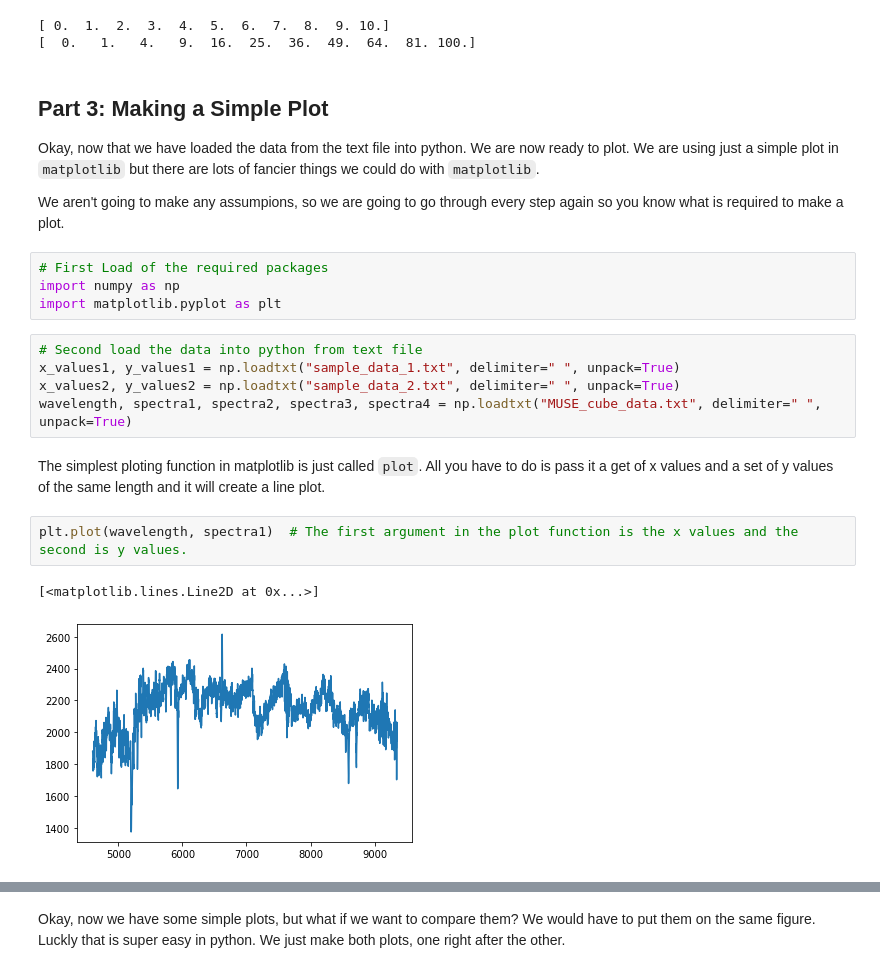
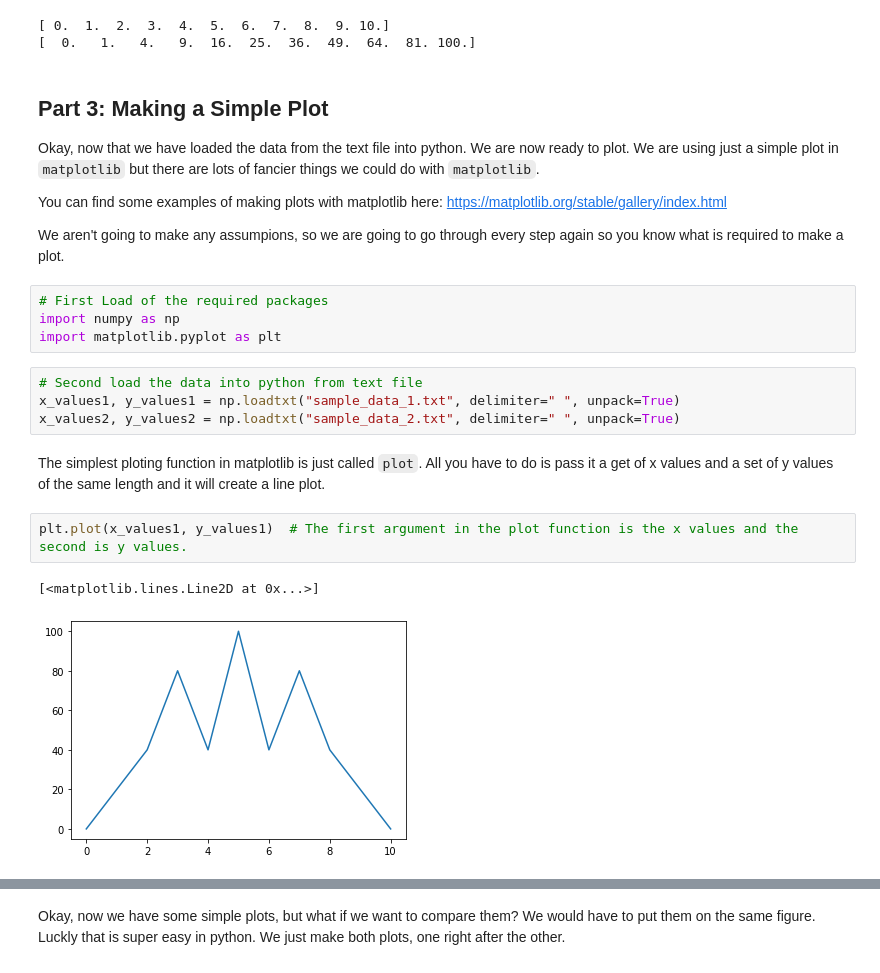
Before and after one commit to abatten/introduction-to-computing, a Jupyter notebook: introduction_to_python.ipynb, the cells around one changed output, grey strips where cells are left out. Saved outputs shown, nothing was run; the diff lists cells and outputs as text.

```diff
--- a/introduction_to_python.ipynb
+++ b/introduction_to_python.ipynb
@@ -372,6 +372,8 @@ print(y_values)
 
 Okay, now that we have loaded the data from the text file into python. We are now ready to plot. We are using just a simple plot in `matplotlib` but there are lots of fancier things we could do with `matplotlib`.
 
+You can find some examples of making plots with matplotlib here: https://matplotlib.org/stable/gallery/index.html
+
 We aren't going to make any assumpions, so we are going to go through every step again so you know what is required to make a plot.
 # %%
 # First Load of the required packages
@@ -381,14 +383,13 @@ import matplotlib.pyplot as plt
 # Second load the data into python from text file
 x_values1, y_values1 = np.loadtxt("sample_data_1.txt", delimiter=" ", unpack=True)
 x_values2, y_values2 = np.loadtxt("sample_data_2.txt", delimiter=" ", unpack=True)
-wavelength, spectra1, spectra2, spectra3, spectra4 = np.loadtxt("MUSE_cube_data.txt", delimiter=" ", unpack=True)
 # %% [markdown]
 The simplest ploting function in matplotlib is just called `plot`. All you have to do is pass it a get of x values and a set of y values of the same length and it will create a line plot.
 # %%
-plt.plot(wavelength, spectra1)  # The first argument in the plot function is the x values and the second is y values.
+plt.plot(x_values1, y_values1)  # The first argument in the plot function is the x values and the second is y values.
 # %% [output]
 [<matplotlib.lines.Line2D at 0x...>]
-[figure, old version]
+[figure, new version]
 # %%
 plt.plot(x_values2, y_values2) # This is the same as before but with the other dataset.
 # %% [output]
```
Also changed, not shown: parts of 16 cells of this notebook.
